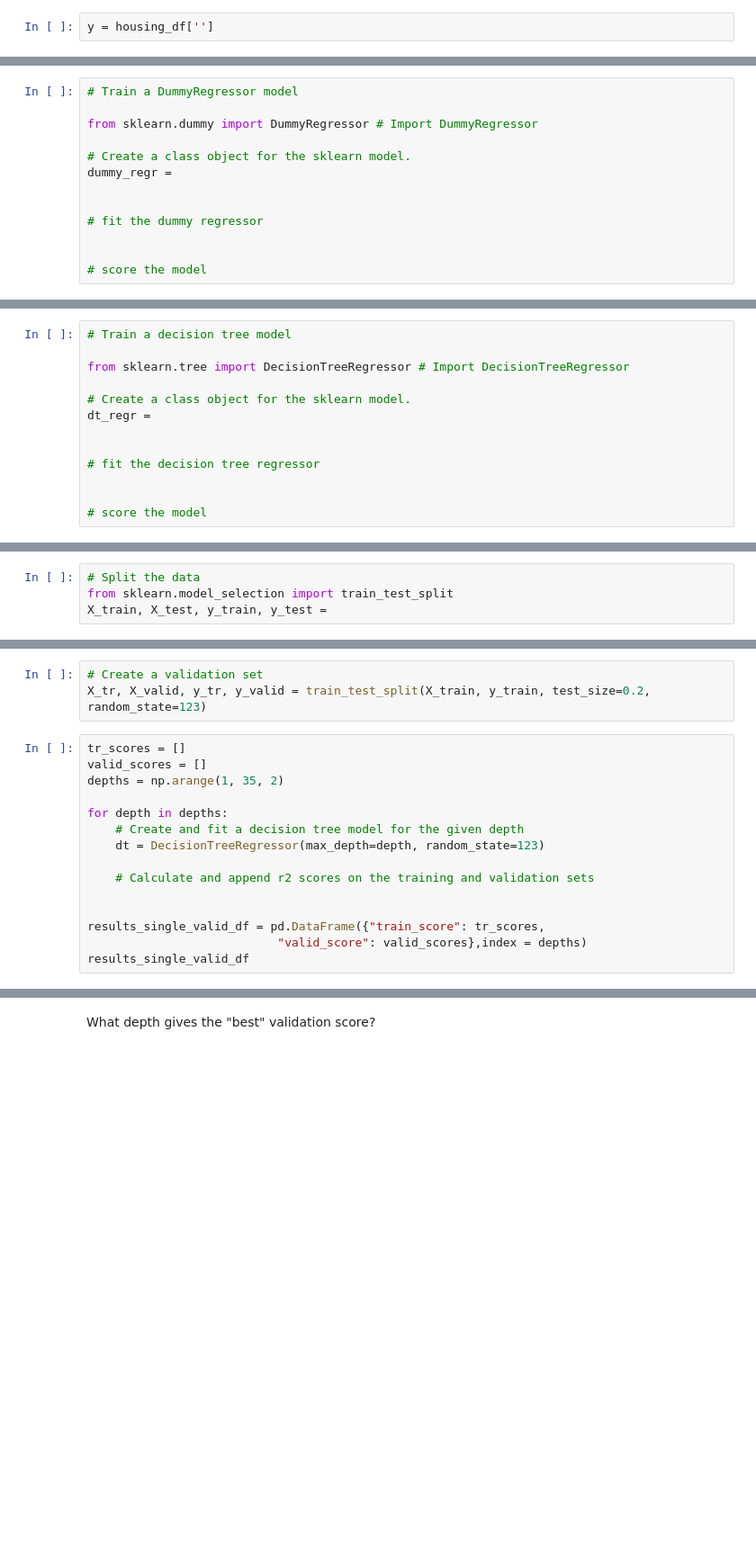
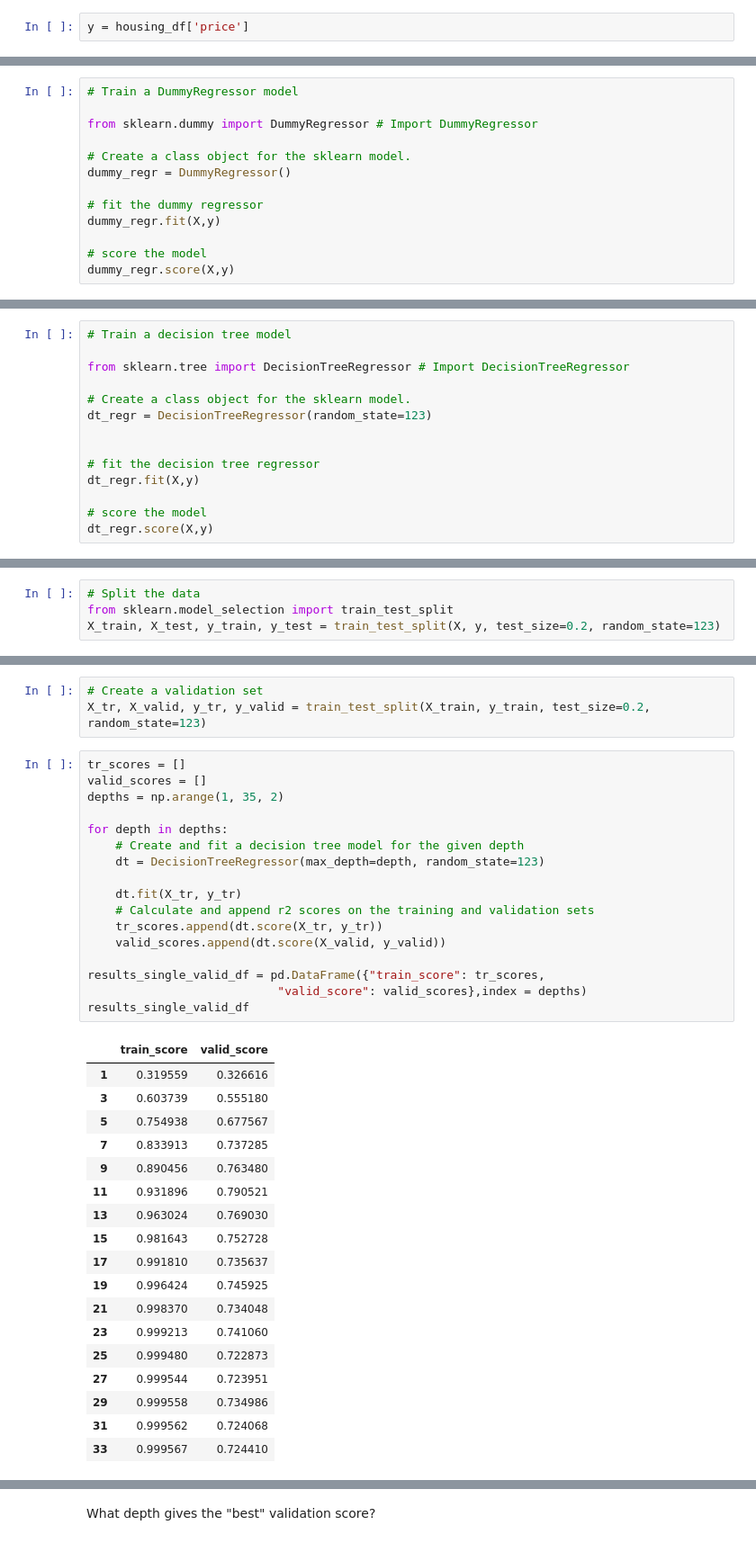
Before and after one commit to UBC-CS/cpsc330-2024W1, a Jupyter notebook: lectures/102-Varada-lectures/class_demos/demo_03-ml-fundamentals.ipynb, the cells around one changed output, grey strips where cells are left out. Shown at 90% size. Cells and saved outputs as stored; diff of their text form; blank space fills up the shorter version.

```diff
--- a/lectures/102-Varada-lectures/class_demos/demo_03-ml-fundamentals.ipynb
+++ b/lectures/102-Varada-lectures/class_demos/demo_03-ml-fundamentals.ipynb
@@ -62,5 +134,5 @@ X = housing_df.drop(columns = [])
 # %%
-y = housing_df['']
+y = housing_df['price']
 # %% [markdown]
 <br><br>
 # %% [markdown]
@@ -71,10 +143,10 @@ y = housing_df['']
 from sklearn.dummy import DummyRegressor # Import DummyRegressor
 
 # Create a class object for the sklearn model.
-dummy_regr =
-
+dummy_regr = DummyRegressor()
 
 # fit the dummy regressor
-
+dummy_regr.fit(X,y)
 
 # score the model
+dummy_regr.score(X,y)
@@ -92,10 +170,11 @@ How to interpret the score here?
 from sklearn.tree import DecisionTreeRegressor # Import DecisionTreeRegressor
 
 # Create a class object for the sklearn model.
-dt_regr =
+dt_regr = DecisionTreeRegressor(random_state=123)
 
 
 # fit the decision tree regressor
-
+dt_regr.fit(X,y)
 
 # score the model
+dt_regr.score(X,y)
@@ -114,7 +199,7 @@ Let's split the data and
 # %%
 # Split the data
 from sklearn.model_selection import train_test_split
-X_train, X_test, y_train, y_test =
+X_train, X_test, y_train, y_test = train_test_split(X, y, test_size=0.2, random_state=123)
 # %%
 # Instantiate a class object
 dt = DecisionTreeRegressor(random_state=123)
@@ -177,17 +280,38 @@ X_tr, X_valid, y_tr, y_valid = train_test_split(X_train, y_train, test_size=0.2,
 # %%
 tr_scores = []
 valid_scores = []
 depths = np.arange(1, 35, 2)
 
 for depth in depths:
     # Create and fit a decision tree model for the given depth
     dt = DecisionTreeRegressor(max_depth=depth, random_state=123)
 
+    dt.fit(X_tr, y_tr)
     # Calculate and append r2 scores on the training and validation sets
-
+    tr_scores.append(dt.score(X_tr, y_tr))
+    valid_scores.append(dt.score(X_valid, y_valid))
 
 results_single_valid_df = pd.DataFrame({"train_score": tr_scores,
                            "valid_score": valid_scores},index = depths)
 results_single_valid_df
+# %% [output]
+|  | train_score | valid_score |
+| 1 | 0.319559 | 0.326616 |
+| 3 | 0.603739 | 0.555180 |
+| 5 | 0.754938 | 0.677567 |
+| 7 | 0.833913 | 0.737285 |
+| 9 | 0.890456 | 0.763480 |
+| 11 | 0.931896 | 0.790521 |
+| 13 | 0.963024 | 0.769030 |
+| 15 | 0.981643 | 0.752728 |
+| 17 | 0.991810 | 0.735637 |
+| 19 | 0.996424 | 0.745925 |
+| 21 | 0.998370 | 0.734048 |
+| 23 | 0.999213 | 0.741060 |
+| 25 | 0.999480 | 0.722873 |
+| 27 | 0.999544 | 0.723951 |
+| 29 | 0.999558 | 0.734986 |
+| 31 | 0.999562 | 0.724068 |
+| 33 | 0.999567 | 0.724410 |
 # %%
 results_single_valid_df[['train_score', 'valid_score']].plot(ylabel='r2 scores');
```
Also changed, not shown: parts of 35 cells of this notebook.
